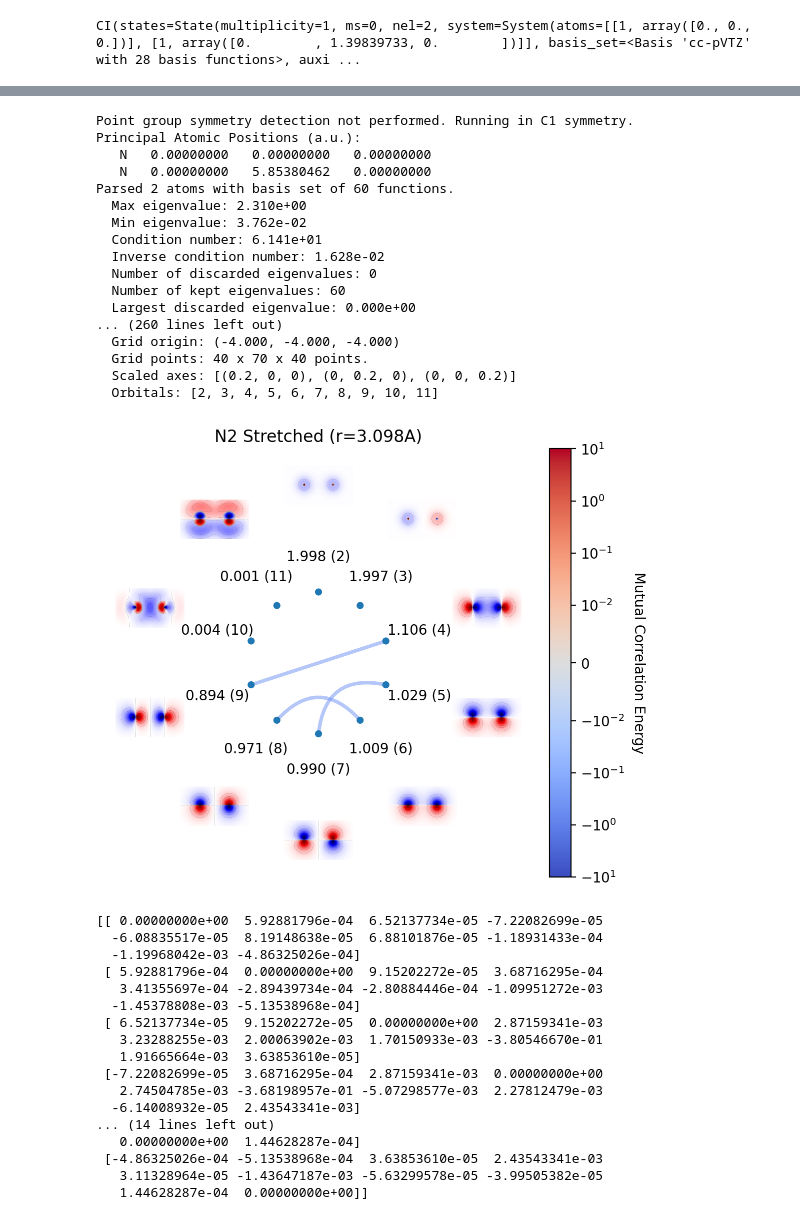
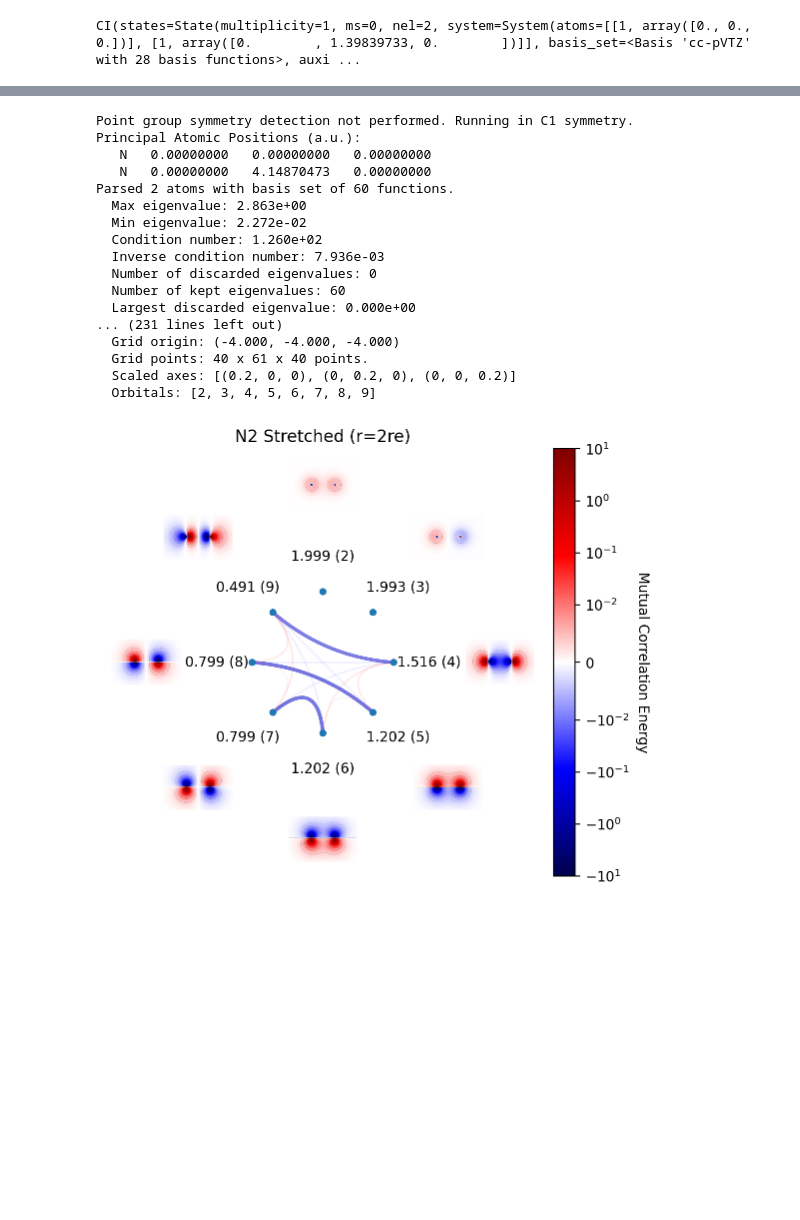
Before and after one commit to evangelistalab/forte2, a Jupyter notebook: tutorials/mca_energy/mc_energy.ipynb, the cells around one changed output, grey strips where cells are left out. Saved outputs shown, nothing was run; the diff lists cells and outputs as text; code cells hidden in the pictures; blank space fills up the shorter version.

```diff
--- a/tutorials/mca_energy/mc_energy.ipynb
+++ b/tutorials/mca_energy/mc_energy.ipynb
@@ -493,76 +517,56 @@ Parsed 2 atoms with basis set of 60 functions.
 # %%
 xyz="""
 N 0.000 0.000 0.000
-N 0.000 3.0977 0.000
+N 0.000 2.1954 0.000
 """
-orb_list = [2,3,4,5,6,7,8,9,10,11]
+orb_list = [2,3,4,5,6,7,8,9]
 
 system = forte2.System(xyz=xyz, basis_set="cc-pVTZ", auxiliary_basis_set="def2-universal-JKFIT")
 
 rhf = forte2.RHF(charge=0)(system)
 rhf.run()
 
 ci = forte2.CI(forte2.State(nel=14, multiplicity=1, ms=0.0),
     active_orbitals=orb_list,core_orbitals=[0,1])(rhf)
 ci.run()
 
-MCEmat = np.zeros((len(orb_list),len(orb_list)))
+MCEmat = mcmod.MutualCorrelationEnergyAnalysis(ci=ci, nat_orbs=True, nocc=5)
+# MCEmat = np.zeros((len(orb_list),len(orb_list)))
+# for i in range(len(orb_list)):
+#     for j in range(len(orb_list)):
+#         if j>i:
+#             MCEmat[i][j] = twofrag_correlation_energy_enumerated(ci=ci, A_orbs=[orb_list[i]], B_orbs=[orb_list[j]])
 
-for ipos, iorb in enumerate(orb_list):
-    for jpos, jorb in enumerate(orb_list):
-        if ipos != jpos:
-            MCEmat[ipos, jpos] = twofrag_correlation_energy_enumerated_mod(
-                ci=ci,
-                A_orbs=[iorb],
-                B_orbs=[jorb],
-                core_orbitals=[0,1],
-            )
 
 mutual_correlation_plot(system,ci.C[0],
                         indices=ci.mo_space.active_indices,
                         mca=MCEmat,
-                        title="N2 Stretched (r=3.098A)",
+                        title="N2 Stretched (r=2re)",
                         vmax=10,
-                        occupation_numbers=ci.nat_occs,
+                        #occupation_numbers=ci.nat_occs,
                         output_file='n2_stretched_2cmod'
                         )
-print(MCEmat)
+
+#print(MCEmat.mutual_correlation_matrix_summary())
 # %% [output]
 Point group symmetry detection not performed. Running in C1 symmetry.
 Principal Atomic Positions (a.u.):
    N   0.00000000   0.00000000   0.00000000
-   N   0.00000000   5.85380462   0.00000000
+   N   0.00000000   4.14870473   0.00000000
 Parsed 2 atoms with basis set of 60 functions.
-  Max eigenvalue: 2.310e+00
-  Min eigenvalue: 3.762e-02
-  Condition number: 6.141e+01
-  Inverse condition number: 1.628e-02
+  Max eigenvalue: 2.863e+00
+  Min eigenvalue: 2.272e-02
+  Condition number: 1.260e+02
+  Inverse condition number: 7.936e-03
   Number of discarded eigenvalues: 0
   Number of kept eigenvalues: 60
   Largest discarded eigenvalue: 0.000e+00
-... (260 lines left out)
+... (231 lines left out)
   Grid origin: (-4.000, -4.000, -4.000)
-  Grid points: 40 x 70 x 40 points.
+  Grid points: 40 x 61 x 40 points.
   Scaled axes: [(0.2, 0, 0), (0, 0.2, 0), (0, 0, 0.2)]
-  Orbitals: [2, 3, 4, 5, 6, 7, 8, 9, 10, 11]
+  Orbitals: [2, 3, 4, 5, 6, 7, 8, 9]
-[figure, old version]
+[figure, new version]
-[[ 0.00000000e+00  5.92881796e-04  6.52137734e-05 -7.22082699e-05
-  -6.08835517e-05  8.19148638e-05  6.88101876e-05 -1.18931433e-04
-  -1.19968042e-03 -4.86325026e-04]
- [ 5.92881796e-04  0.00000000e+00  9.15202272e-05  3.68716295e-04
-   3.41355697e-04 -2.89439734e-04 -2.80884446e-04 -1.09951272e-03
-  -1.45378808e-03 -5.13538968e-04]
- [ 6.52137734e-05  9.15202272e-05  0.00000000e+00  2.87159341e-03
-   3.23288255e-03  2.00063902e-03  1.70150933e-03 -3.80546670e-01
-   1.91665664e-03  3.63853610e-05]
- [-7.22082699e-05  3.68716295e-04  2.87159341e-03  0.00000000e+00
-   2.74504785e-03 -3.68198957e-01 -5.07298577e-03  2.27812479e-03
-  -6.14008932e-05  2.43543341e-03]
-... (14 lines left out)
-   0.00000000e+00  1.44628287e-04]
- [-4.86325026e-04 -5.13538968e-04  3.63853610e-05  2.43543341e-03
-   3.11328964e-05 -1.43647187e-03 -5.63299578e-05 -3.99505382e-05
-   1.44628287e-04  0.00000000e+00]]
 # %%
 xyz="""
 O 0.000 0.000 0.000
```
Also changed, not shown: parts of 15 cells of this notebook, 6 other files.
